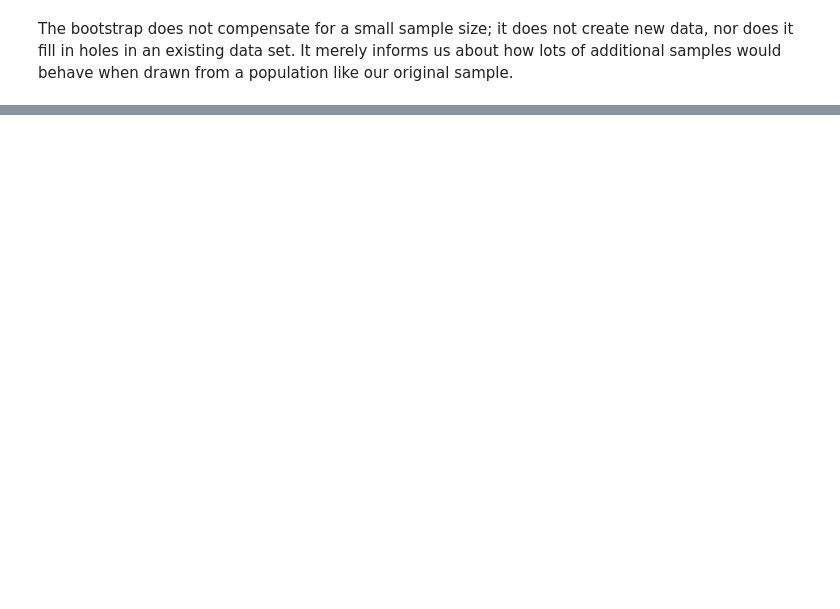
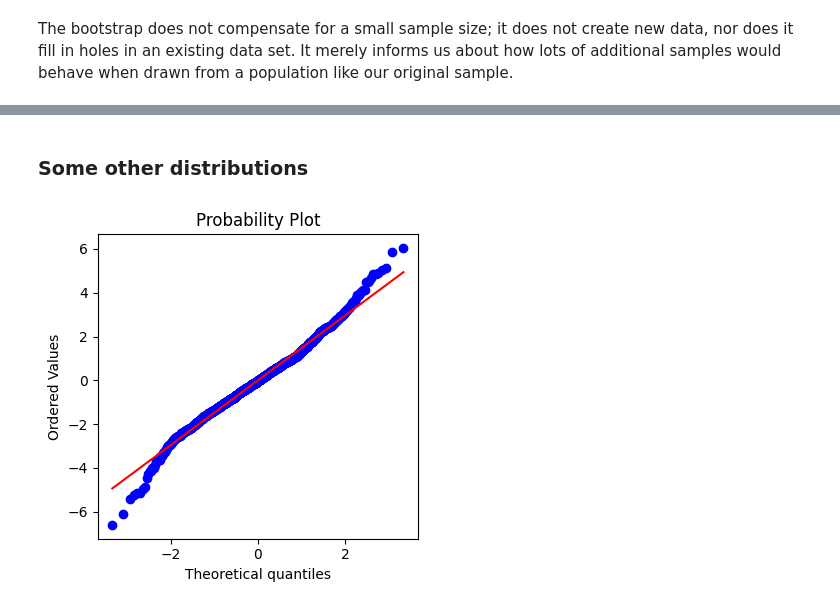
Before and after one commit to matuneville/practical-statistics-book, a Jupyter notebook: src/chapter_02/DataAndSamplingDistributions_Py.ipynb, the cells around one changed output, grey strips where cells are left out. Drawn from its saved outputs; the diff is of its cells as text; code cells hidden in the pictures; blank space fills up the shorter version.

```diff
--- a/src/chapter_02/DataAndSamplingDistributions_Py.ipynb
+++ b/src/chapter_02/DataAndSamplingDistributions_Py.ipynb
@@ -102,0 +159,22 @@ The bootstrap does not compensate for a small sample size; it does not create ne
+# %% [markdown]
+### Some other distributions
+# %%
+sp500_px = pd.read_csv('data/sp500_data.csv')
+
+## Long-Tailed Distributions
+
+nflx = sp500_px['NFLX']
+
+# keep positive values and calculate the difference between
+# consecutive elements in the log-transformed series
+nflx = nflx[nflx>0]
+nflx = np.diff(np.log(nflx))
+# Taking the logarithm of stock prices is a common step in financial analysis
+# to stabilize the variance and convert multiplicative relationships into additive ones
+
+fig, ax = plt.subplots(figsize=(4, 4))
+stats.probplot(nflx, plot=ax, dist='norm')
+
+plt.tight_layout()
+# %% [output]
+[figure, added]
```
Also changed, not shown: parts of 12 cells of this notebook, 1 other file.
